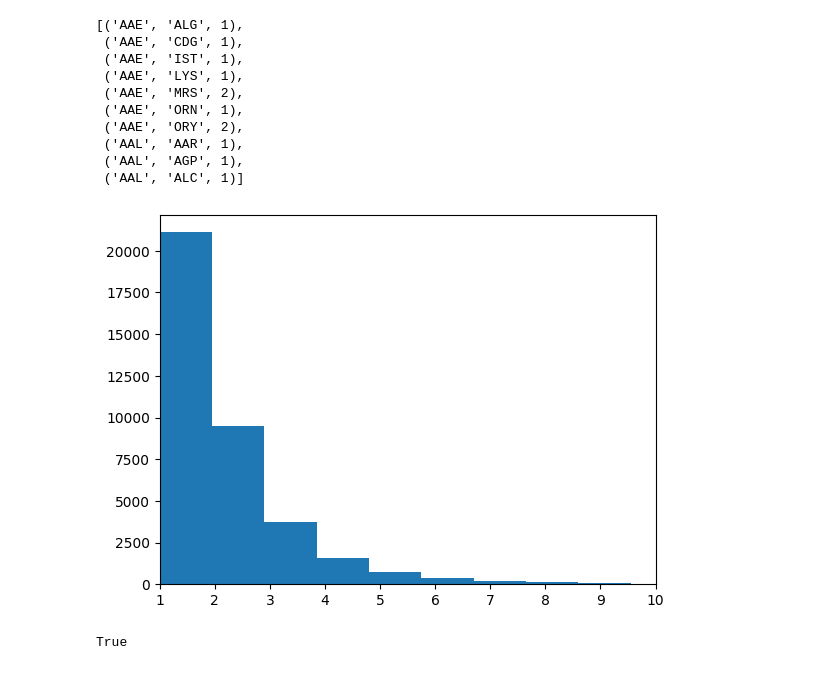
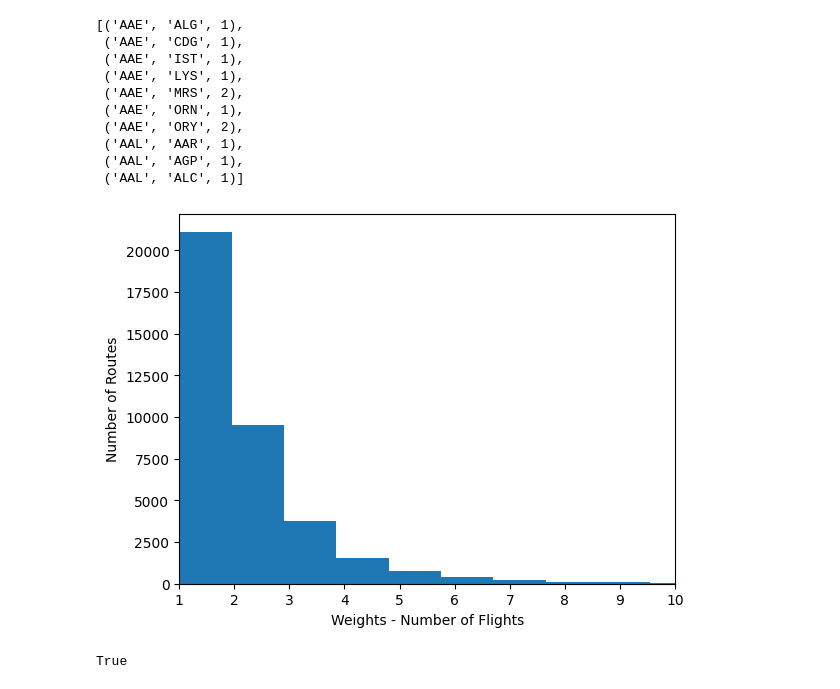
Before and after one commit to Vaishnavi-Desai-0204/Airline-Big-Data-Project, a Jupyter notebook: test.ipynb, the cells around one changed output. Drawn from its saved outputs; the diff is of its cells as text; code cells hidden in the pictures.

```diff
--- a/test.ipynb
+++ b/test.ipynb
@@ -54,9 +54,11 @@ input_tuple[:10]
 # %%
 plt.hist(weights,bins=max(weights))
 plt.xlim(1,10)
+plt.ylabel('Number of Routes')
+plt.xlabel('Weights - Number of Flights')
 plt.show()
 # %% [output]
-[figure, old version]
+[figure, new version]
 # %%
 g_und = nx.Graph()
 # %%
```
Also changed, not shown: parts of 2 cells of this notebook, 2 other files.
